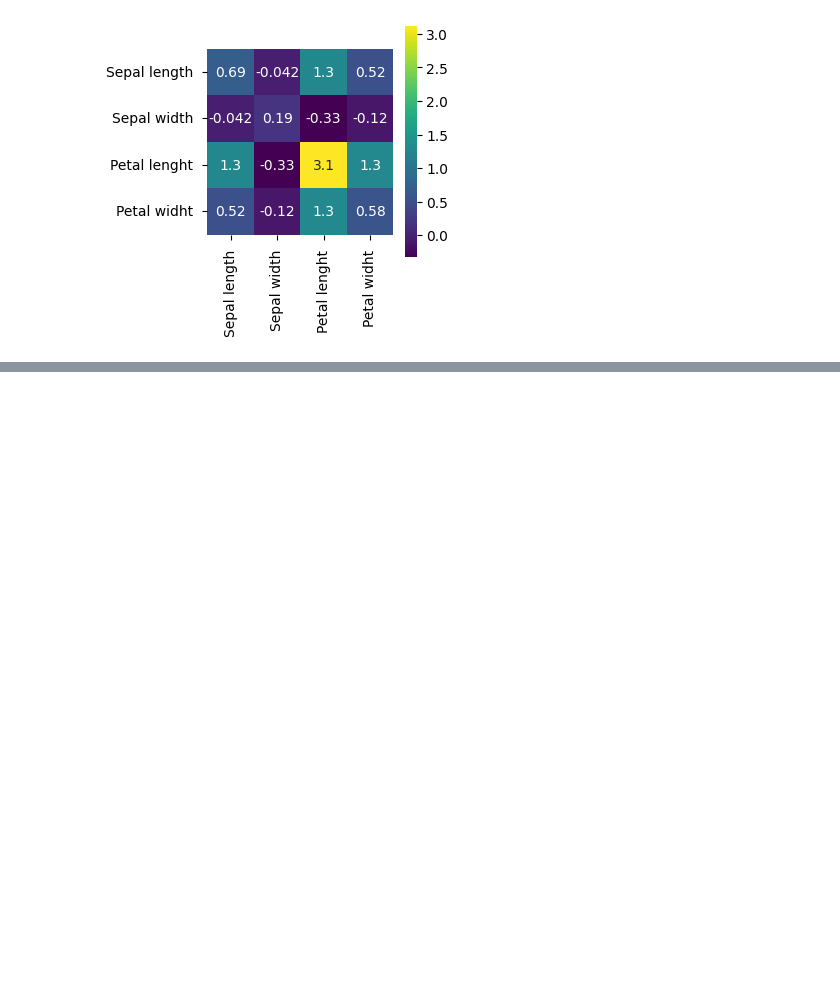
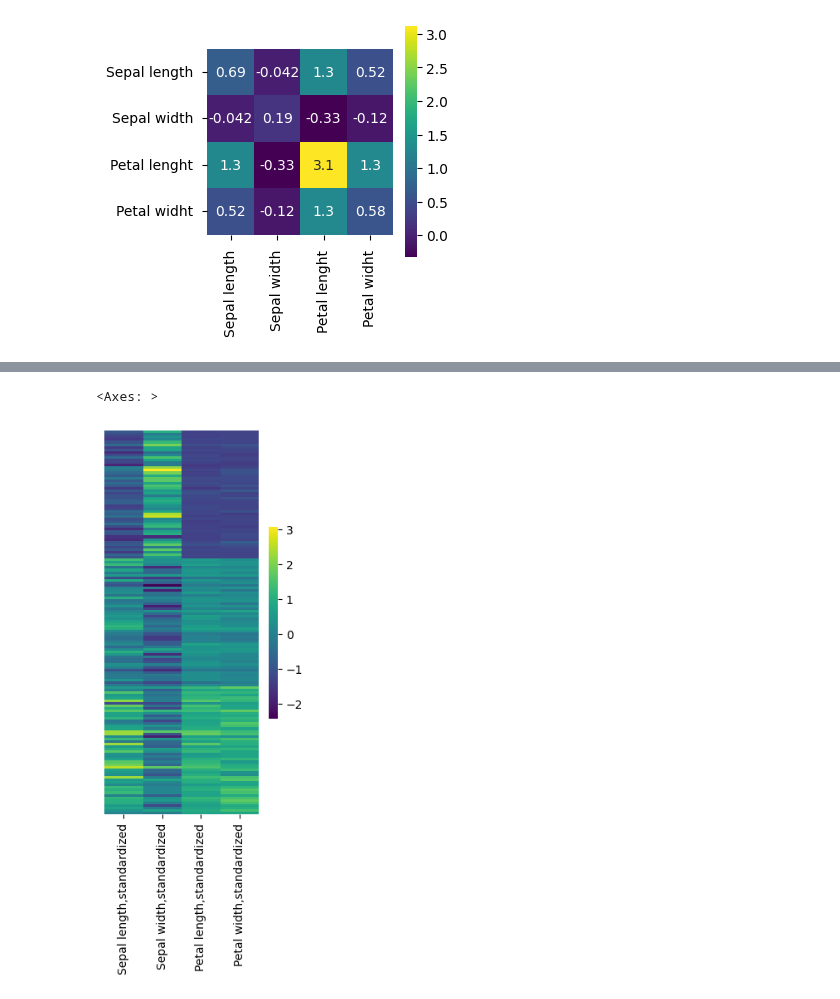
Before and after one commit to Arch-jyh/iris_books, a Jupyter notebook: math_easy/Linear_algebra/2/exersice12_1.ipynb, the cells around one changed output, grey strips where cells are left out. Drawn from its saved outputs; the diff is of its cells as text; code cells hidden in the pictures; blank space fills up the shorter version.

```diff
--- a/math_easy/Linear_algebra/2/exersice12_1.ipynb
+++ b/math_easy/Linear_algebra/2/exersice12_1.ipynb
@@ -190,0 +223,17 @@ sns.heatmap(Sigma,ax = ax,
+# %%
+Z_df = (X_df - X_df.mean()) @ np.linalg.inv(D)
+Z_df.columns = ['Sepal length,standardized',
+                'Sepal width,standardized',
+                'Petal length,standardized',
+                'Petal width,standardized']
+# %%
+fig,ax = plt.subplots(figsize = (3,6))
+sns.heatmap(Z_df,ax = ax,
+            yticklabels = [],
+            annot = False,
+            cmap = 'viridis',
+            square = False,
+            cbar_kws = {'shrink':0.5})
+# %% [output]
+<Axes: >
+[figure, added]
```
Also changed, not shown: parts of 12 cells of this notebook.
